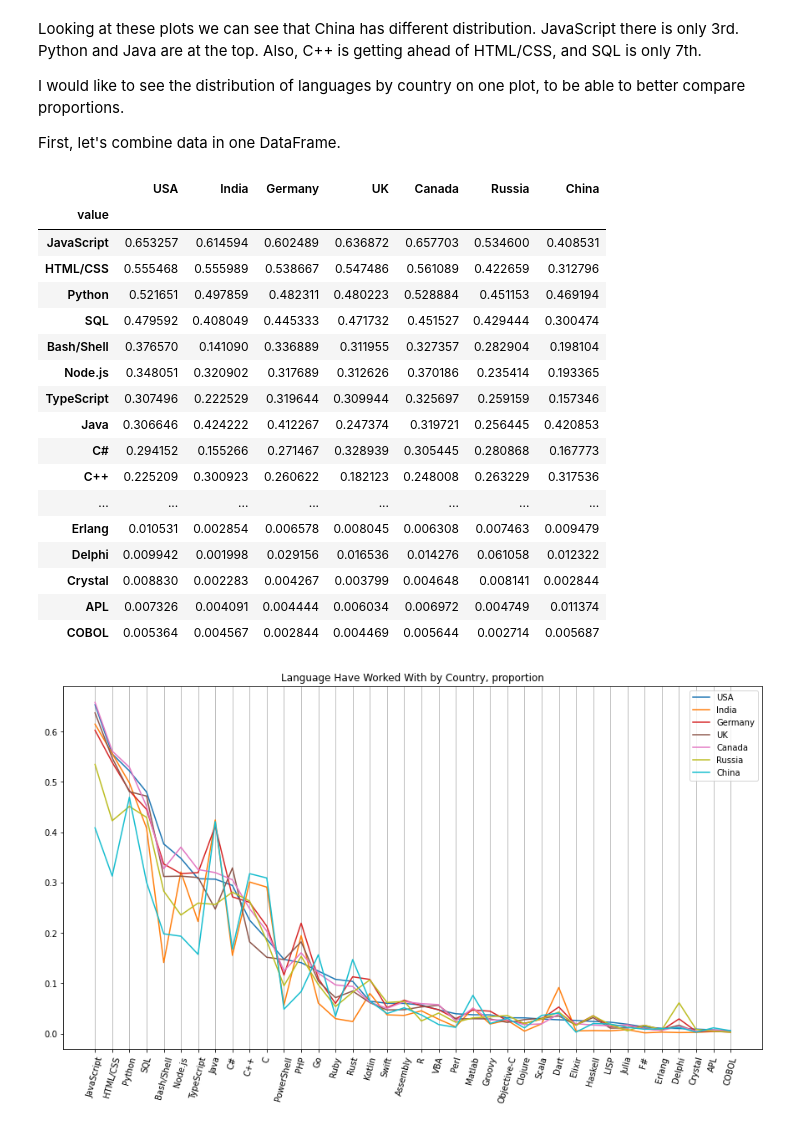
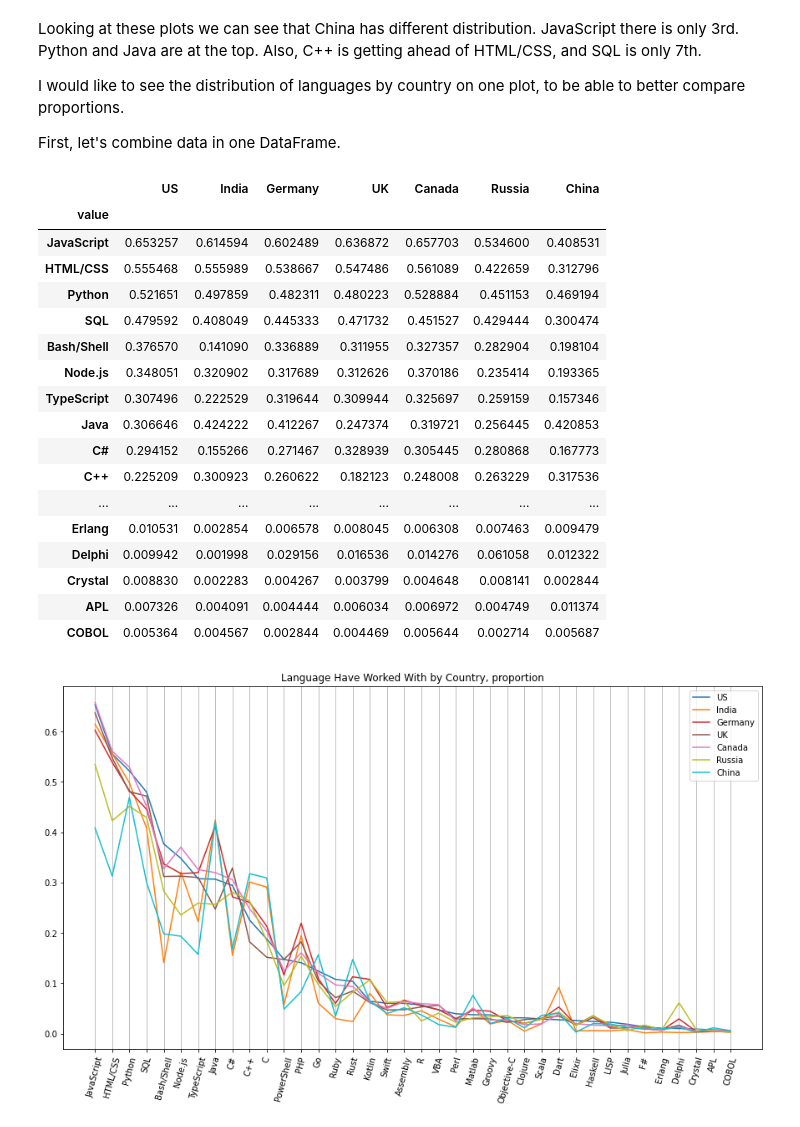
Before and after one commit to natashk/Udacity-DSND-Project1, a Jupyter notebook: so_survey.ipynb, the cells around one changed output. Drawn from its saved outputs; the diff is of its cells as text; code cells hidden in the pictures.

```diff
--- a/so_survey.ipynb
+++ b/so_survey.ipynb
@@ -239,16 +237,16 @@ First, let's combine data in one DataFrame.
 # %%
 df_lang_worked_joined = df_lang_worked_us.join(
     df_lang_worked_in).join(
     df_lang_worked_ge).join(
     df_lang_worked_uk).join(
     df_lang_worked_ca).join(
     df_lang_worked_ru).join(
     df_lang_worked_ch)
-df_lang_worked_joined = df_lang_worked_joined.rename(columns={'count_us':'USA','count_in':'India','count_ge':'Germany','count_uk':'UK','count_ca':'Canada','count_ru':'Russia','count_ch':'China'})
-df_lang_worked_joined = df_lang_worked_joined.sort_values(by=['USA'], ascending=False)
+df_lang_worked_joined = df_lang_worked_joined.rename(columns={'count_us':'US','count_in':'India','count_ge':'Germany','count_uk':'UK','count_ca':'Canada','count_ru':'Russia','count_ch':'China'})
+df_lang_worked_joined = df_lang_worked_joined.sort_values(by=['US'], ascending=False)
 df_lang_worked_joined
 # %% [output]
-|  | USA | India | Germany | UK | Canada | Russia | China |
+|  | US | India | Germany | UK | Canada | Russia | China |
 | value |  |  |  |  |  |  |  |
 | JavaScript | 0.653257 | 0.614594 | 0.602489 | 0.636872 | 0.657703 | 0.534600 | 0.408531 |
 | HTML/CSS | 0.555468 | 0.555989 | 0.538667 | 0.547486 | 0.561089 | 0.422659 | 0.312796 |
```
Also changed, not shown: parts of 63 cells of this notebook, 1 other file.
